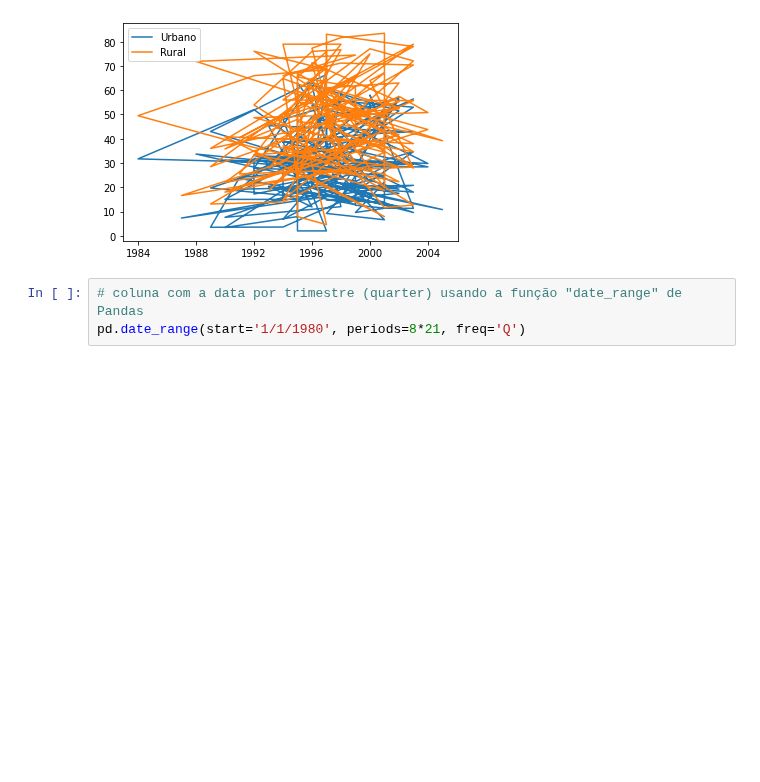
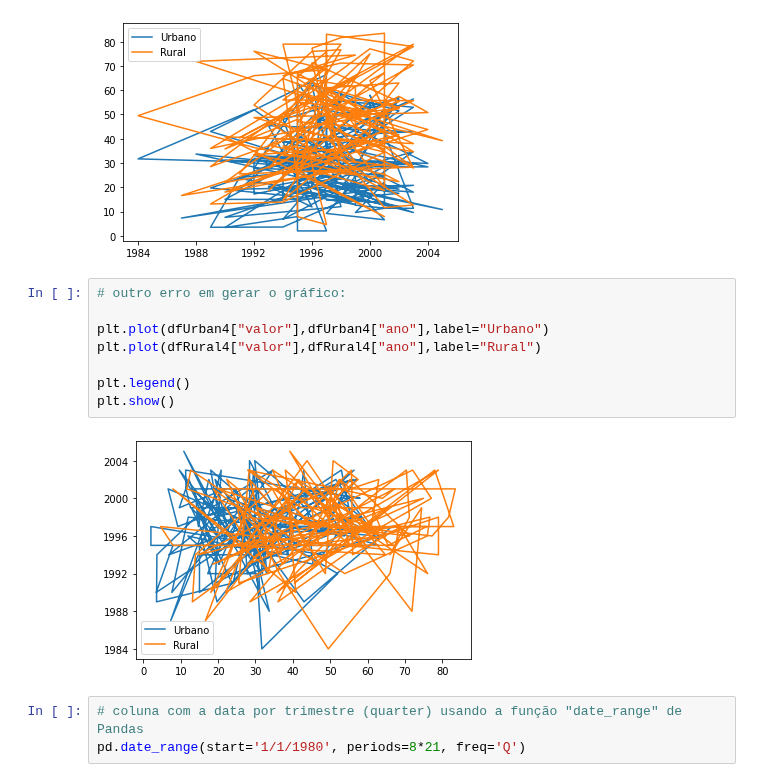
Before and after one commit to rodglins/Python, a Jupyter notebook: desafios/exploracaoDados/ExploracaoDadosEDAcompleto.ipynb, the cells around one changed output. Cells and saved outputs as stored; diff of their text form; blank space fills up the shorter version.

Commit message:
Alterando arquivo EDA com erros

```diff
--- a/desafios/exploracaoDados/ExploracaoDadosEDAcompleto.ipynb
+++ b/desafios/exploracaoDados/ExploracaoDadosEDAcompleto.ipynb
@@ -514,6 +521,16 @@ plt.legend()
 plt.show()
 # %% [output]
 [figure]
+# %%
+# outro erro em gerar o gráfico:
+
+plt.plot(dfUrban4["valor"],dfUrban4["ano"],label="Urbano")
+plt.plot(dfRural4["valor"],dfRural4["ano"],label="Rural")
+
+plt.legend()
+plt.show()
+# %% [output]
+[figure, added]
 # %%
 # coluna com a data por trimestre (quarter) usando a função "date_range" de Pandas
 pd.date_range(start='1/1/1980', periods=8*21, freq='Q')
```
Also changed, not shown: parts of 23 cells of this notebook.
